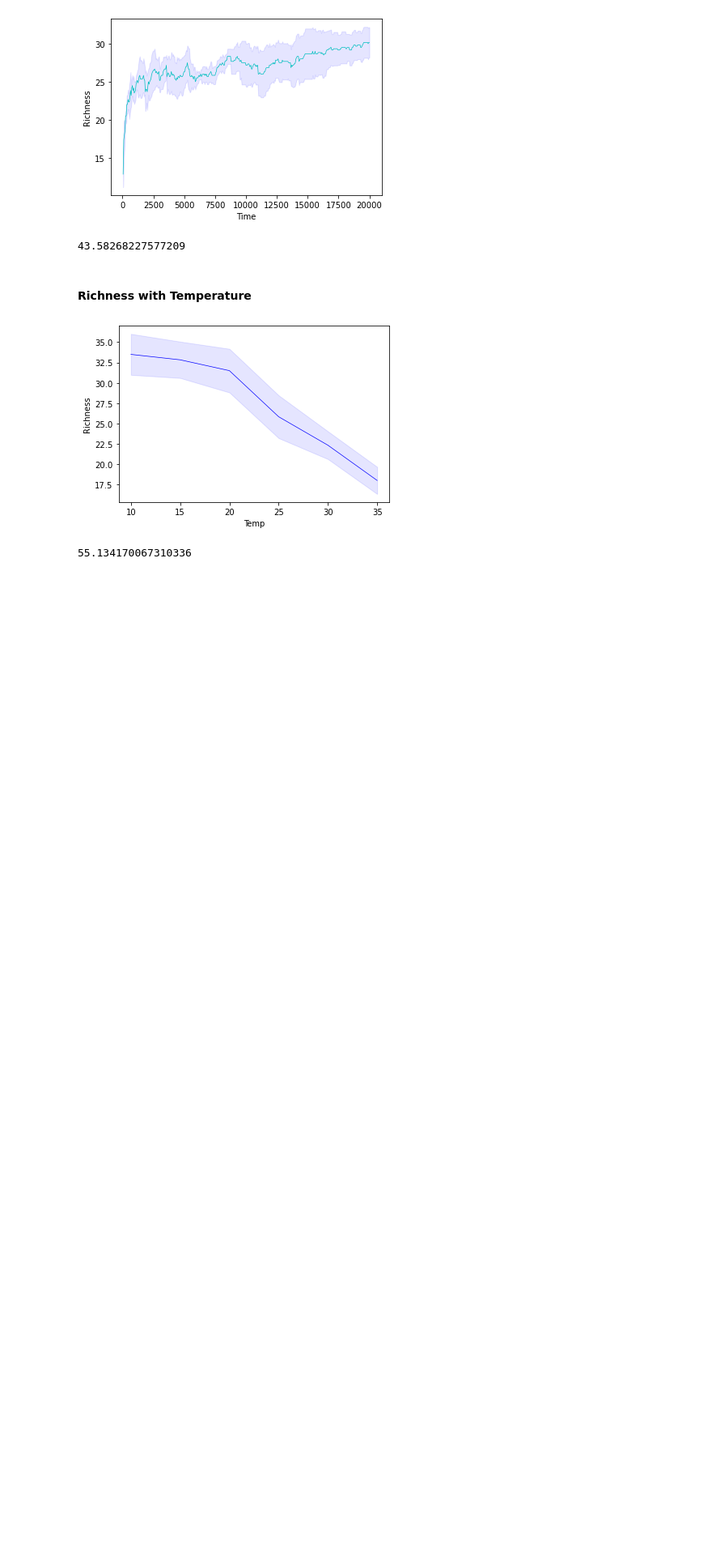
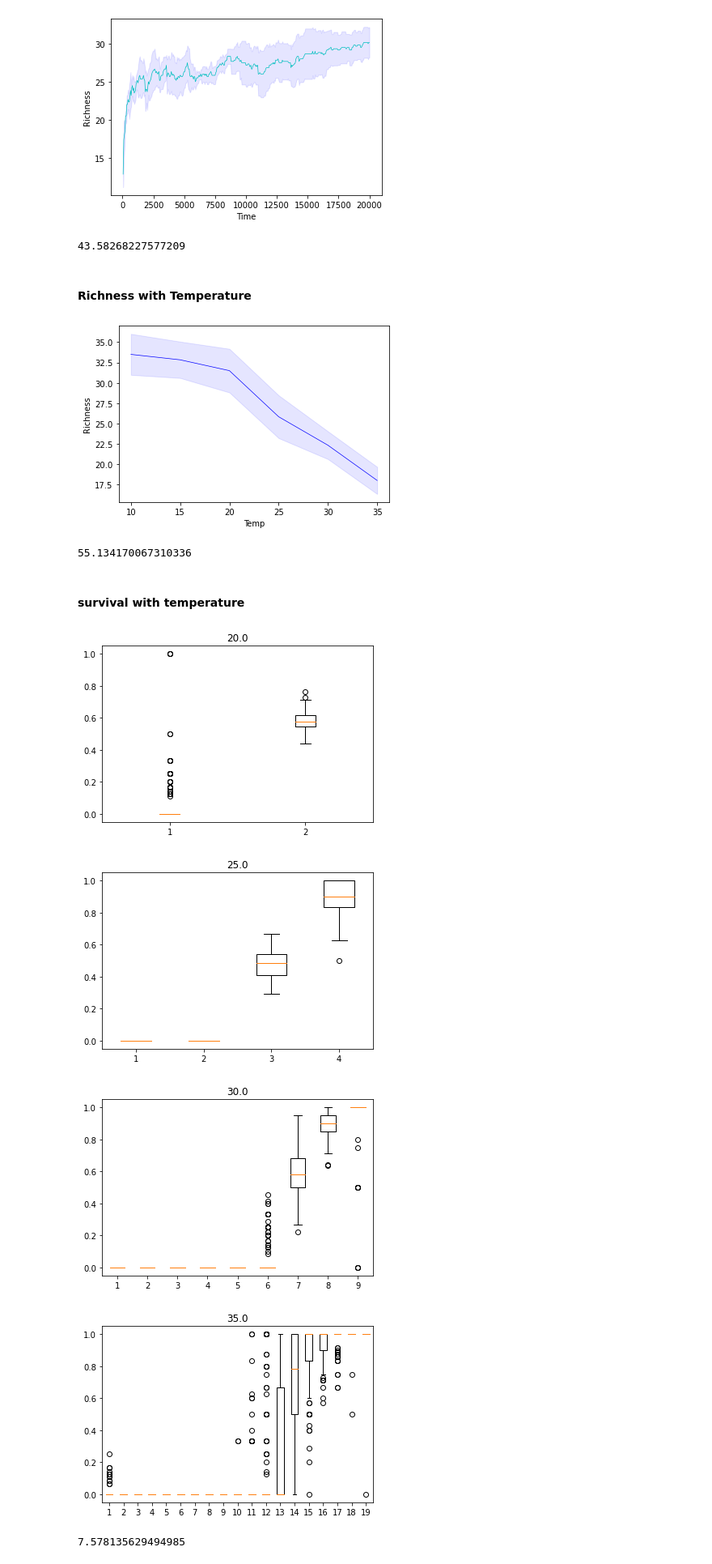
Before and after one commit to DaniDuan/CMEEProject, a Jupyter notebook: code/temp_microbial_CUE.ipynb, the cells around one changed output. Shown at 81% size. Drawn from its saved outputs; the diff is of its cells as text; code cells hidden in the pictures; blank space fills up the shorter version.

Commit message:
survival-uptake-temp

```diff
--- a/code/temp_microbial_CUE.ipynb
+++ b/code/temp_microbial_CUE.ipynb
@@ -559,3 +559,41 @@ print((time.time() - start)/60)
 # %% [output]
 [figure]
 55.134170067310336
+# %% [markdown]
+#### survival with temperature
+# %%
+import time
+start = time.time()
+
+from comp import plot_comp
+import numpy as np
+
+
+######## Set up parameters ###########
+
+N = 50 # Number of consumers
+M = 100 # Number of resources
+
+# Temperature params
+Tref = 273.15 # Reference temperature Kelvin, 0 degrees C
+# pk = 20 # Peak above Tref, degrees C
+Ma = 1 # Mass
+Ea_D = np.repeat(3.5,N) # Deactivation energy - only used if use Sharpe-Schoolfield temp-dependance
+
+# Assembly
+tv = 300 # immigration times inside one assembly
+t_fin = 50 # Number of time steps
+typ = 1 # Functional response, Type I or II
+K = 1 # Half saturation constant
+
+
+########## Running Model ###########
+[plot_comp(t_fin, N, M, Tref + i, Tref, Ma, tv, Ea_D, typ, K) for i in range(20,40,5)]
+
+print((time.time() - start)/60)
+# %% [output]
+[figure, added]
+[figure, added]
+[figure, added]
+[figure, added]
+7.578135629494985
```
Also changed, not shown: 3 other files.
